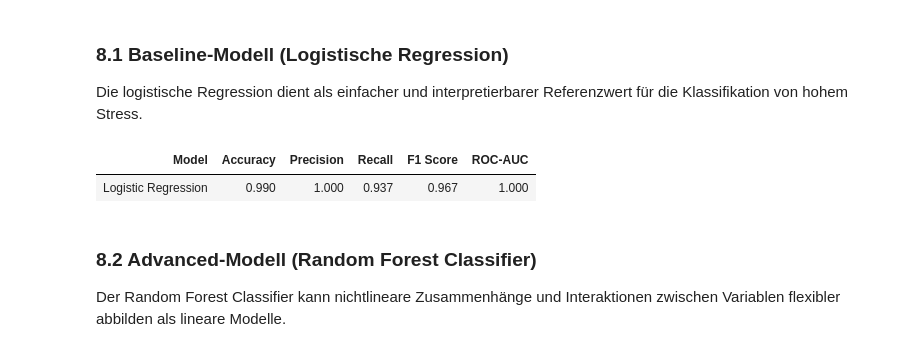
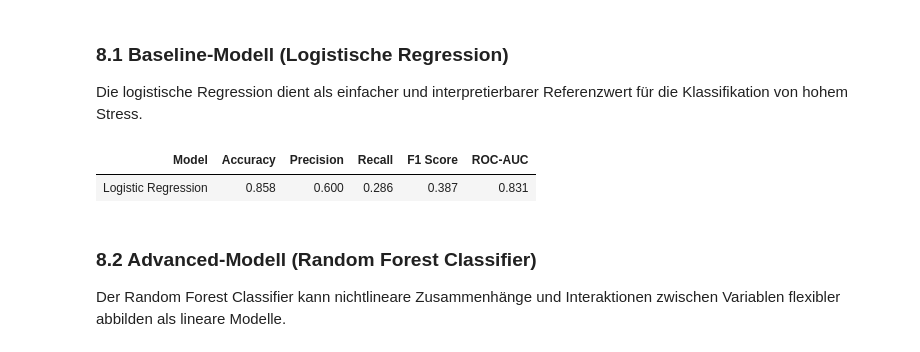
Before and after one commit to novoigt/sleep-lifestyle-analysis, a Jupyter notebook: 02-Feature-Engineering-Clustering-Modeling-MapReduce.ipynb, the cells around one changed output. Saved outputs shown, nothing was run; the diff lists cells and outputs as text; code cells hidden in the pictures.

```diff
--- a/02-Feature-Engineering-Clustering-Modeling-MapReduce.ipynb
+++ b/02-Feature-Engineering-Clustering-Modeling-MapReduce.ipynb
@@ -429,6 +433,15 @@ base_features = [
     "alcohol",
     "sugar",
     "age",
+]
+
+clf_features = [
+    "sleepDuration",
+    "heartRate",
+    "activity",
+    "alcohol",
+    "sugar",
+    "age"
 ]
 
 X = df_clean[base_features].copy()
@@ -491,8 +504,21 @@ X_test_scaled = scaler.transform(X_test)
 X_train_scaled_df = pd.DataFrame(X_train_scaled, columns=base_features, index=X_train.index)
 X_test_scaled_df = pd.DataFrame(X_test_scaled, columns=base_features, index=X_test.index)
 
-X_train_scaled_df = pd.DataFrame(X_train_scaled, columns=X_train.columns)
+# X_train_scaled_df = pd.DataFrame(X_train_scaled, columns=X_train.columns)
 
+# Unskalierte Klassifikationsdaten für Cross-Validation
+X_train_clf = X_train.loc[:, clf_features].copy()
+X_test_clf = X_test.loc[:, clf_features].copy()
+
+# Skalierte Klassifikationsdaten für die bestehenden Modellzellen
+X_train_clf_scaled_df = X_train_scaled_df.loc[:, clf_features].copy()
+X_test_clf_scaled_df = X_test_scaled_df.loc[:, clf_features].copy()
+
+assert X_train_clf.index.equals(y_train_clf.index)
+assert X_test_clf.index.equals(y_test_clf.index)
+
+assert "stress" not in X_train_clf.columns
+assert list(X_train_clf.columns) == list(X_test_clf.columns)
 
 # Vergleich: Originaldaten vs. skalierte Daten
 original_stats = pd.DataFrame({
@@ -2225,10 +2251,10 @@ log_reg = LogisticRegression(
     max_iter=1000
 )
 
-log_reg.fit(X_train_scaled_df, y_train_clf)
+log_reg.fit(X_train_clf_scaled_df, y_train_clf)
 
-pred_log = log_reg.predict(X_test_scaled_df)
-pred_proba_log = log_reg.predict_proba(X_test_scaled_df)[:, 1]
+pred_log = log_reg.predict(X_test_clf_scaled_df)
+pred_proba_log = log_reg.predict_proba(X_test_clf_scaled_df)[:, 1]
 
 pred_train_lr = lr.predict(X_train_scaled_df)
 
@@ -2236,34 +2262,34 @@ train_r2_lr = r2_score(y_train_reg, pred_train_lr)
 
 acc_log = accuracy_score(y_test_clf, pred_log)
 prec_log = precision_score(y_test_clf, pred_log)
 rec_log = recall_score(y_test_clf, pred_log)
 f1_log = f1_score(y_test_clf, pred_log)
 auc_log = roc_auc_score(y_test_clf, pred_proba_log)
 
 baseline_clf_results = pd.DataFrame({
     "Model": ["Logistic Regression"],
     "Accuracy": [acc_log],
     "Precision": [prec_log],
     "Recall": [rec_log],
     "F1 Score": [f1_log],
     "ROC-AUC": [auc_log]
 })
 
 display(
     baseline_clf_results
     .style
     .format({
         "Accuracy": "{:.3f}",
         "Precision": "{:.3f}",
         "Recall": "{:.3f}",
         "F1 Score": "{:.3f}",
         "ROC-AUC": "{:.3f}"
     })
     .hide(axis="index")
 )
 # %% [output]
 | Model | Accuracy | Precision | Recall | F1 Score | ROC-AUC |
-| Logistic Regression | 0.990 | 1.000 | 0.937 | 0.967 | 1.000 |
+| Logistic Regression | 0.858 | 0.600 | 0.286 | 0.387 | 0.831 |
 # %% [markdown]
 ### 8.2 Advanced-Modell (Random Forest Classifier)
 
```
Also changed, not shown: parts of 2 cells of this notebook.
